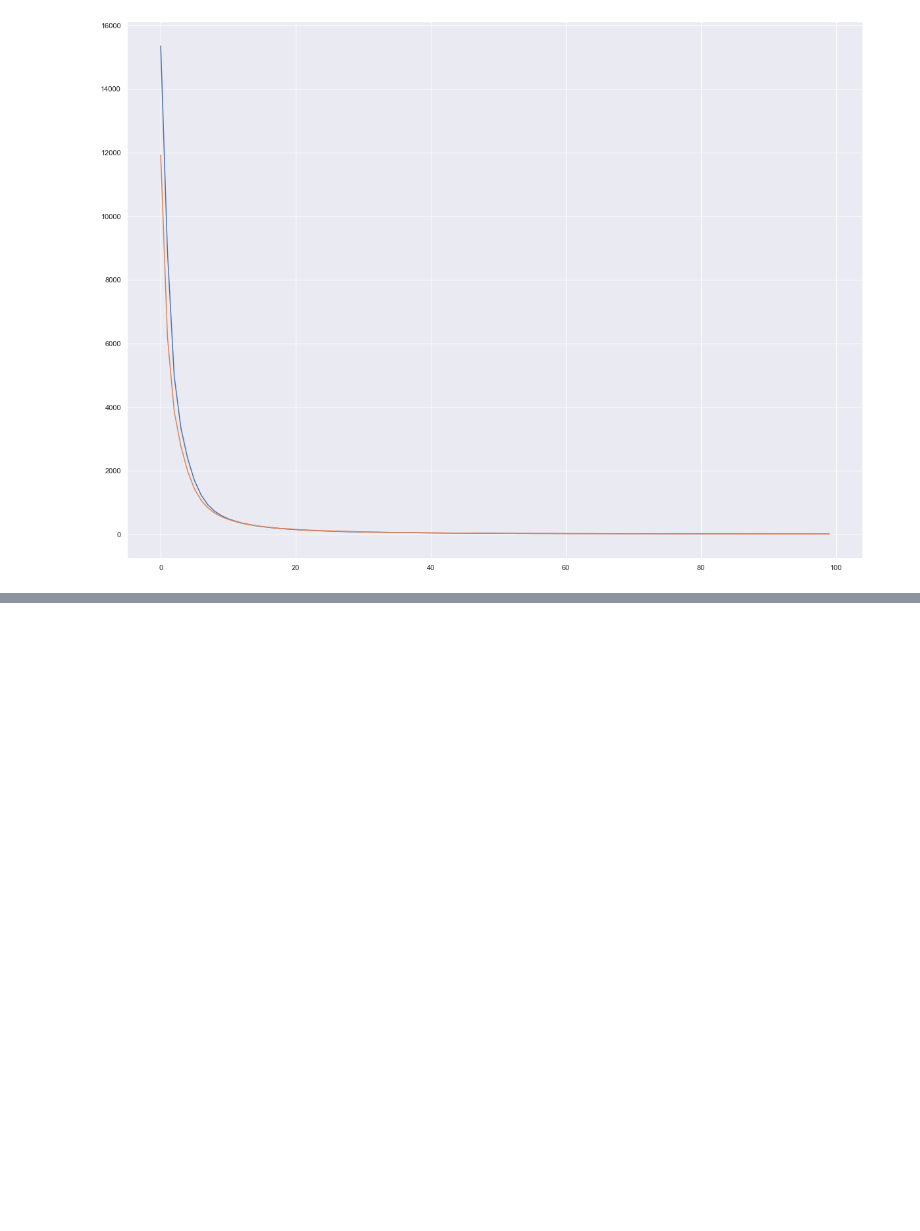
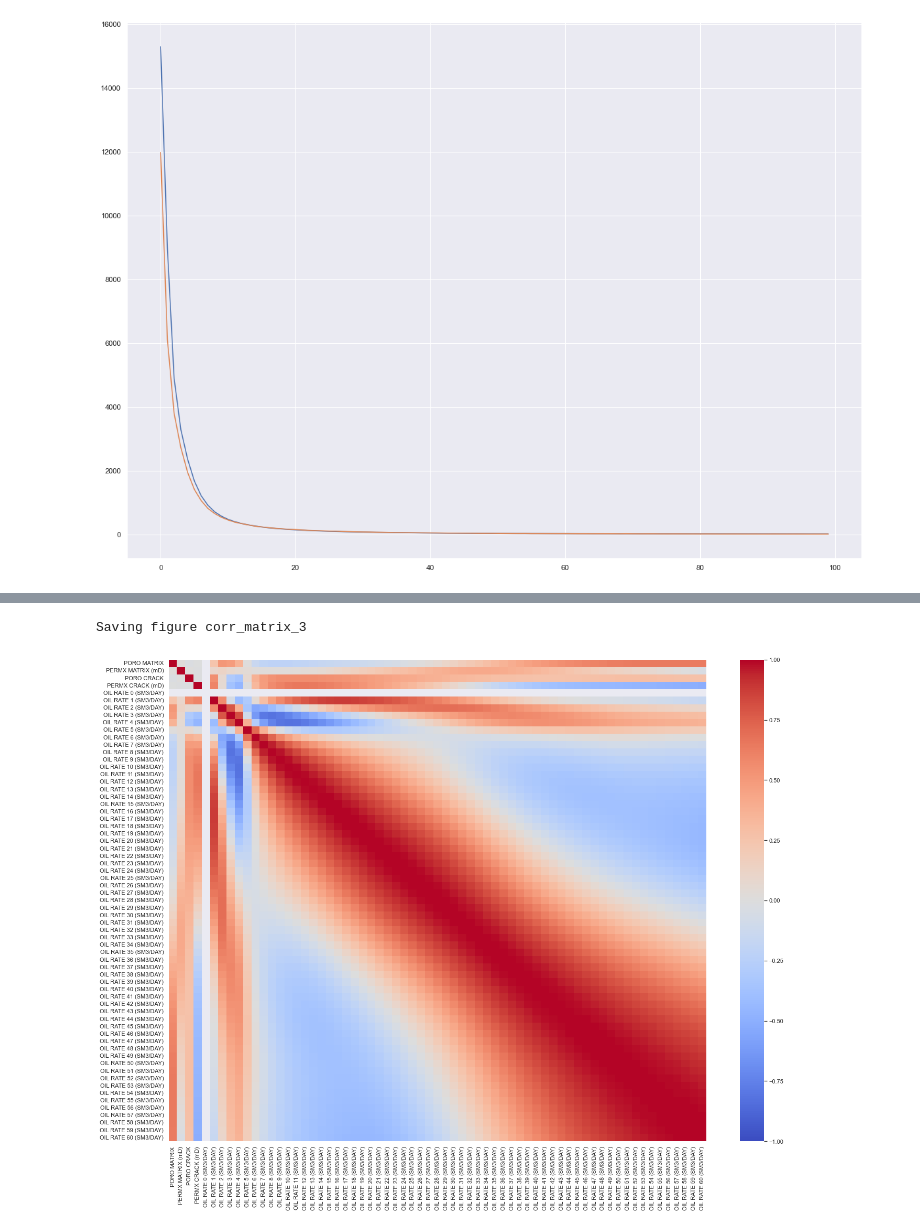
Before and after one commit to mualal/ml-experiments, a Jupyter notebook: reservoir_exploration.ipynb, the cells around one changed output, grey strips where cells are left out. Cells and saved outputs as stored; diff of their text form; code cells hidden in the pictures; blank space fills up the shorter version.

```diff
--- a/reservoir_exploration.ipynb
+++ b/reservoir_exploration.ipynb
@@ -439,0 +431,3 @@ plt.hist(relative_error, bins=30)
+# %%
+data3_train, data3_valid, data3_test = data3[:800], data3[800:1000], data3[1000:]
+data3_train
@@ -439,0 +448,3 @@ plt.hist(relative_error, bins=30)
+# %%
+corr_matrix = data3_train.corr()
+corr_matrix.head(4)
@@ -439,0 +458,8 @@ plt.hist(relative_error, bins=30)
+# %%
+sns.set(rc = {'figure.figsize':(20,15)}, font_scale=1)
+sns.heatmap(corr_matrix, cmap='coolwarm', annot=False, vmin=-1, vmax=1)
+#sns.heatmap(corr_matrix, cmap='Blues', annot=False, vmin=-1, vmax=1)
+save_fig('corr_matrix_3')
+# %% [output]
+Saving figure corr_matrix_3
+[figure, added]
```
Also changed, not shown: parts of 14 cells of this notebook, 3 other files.
